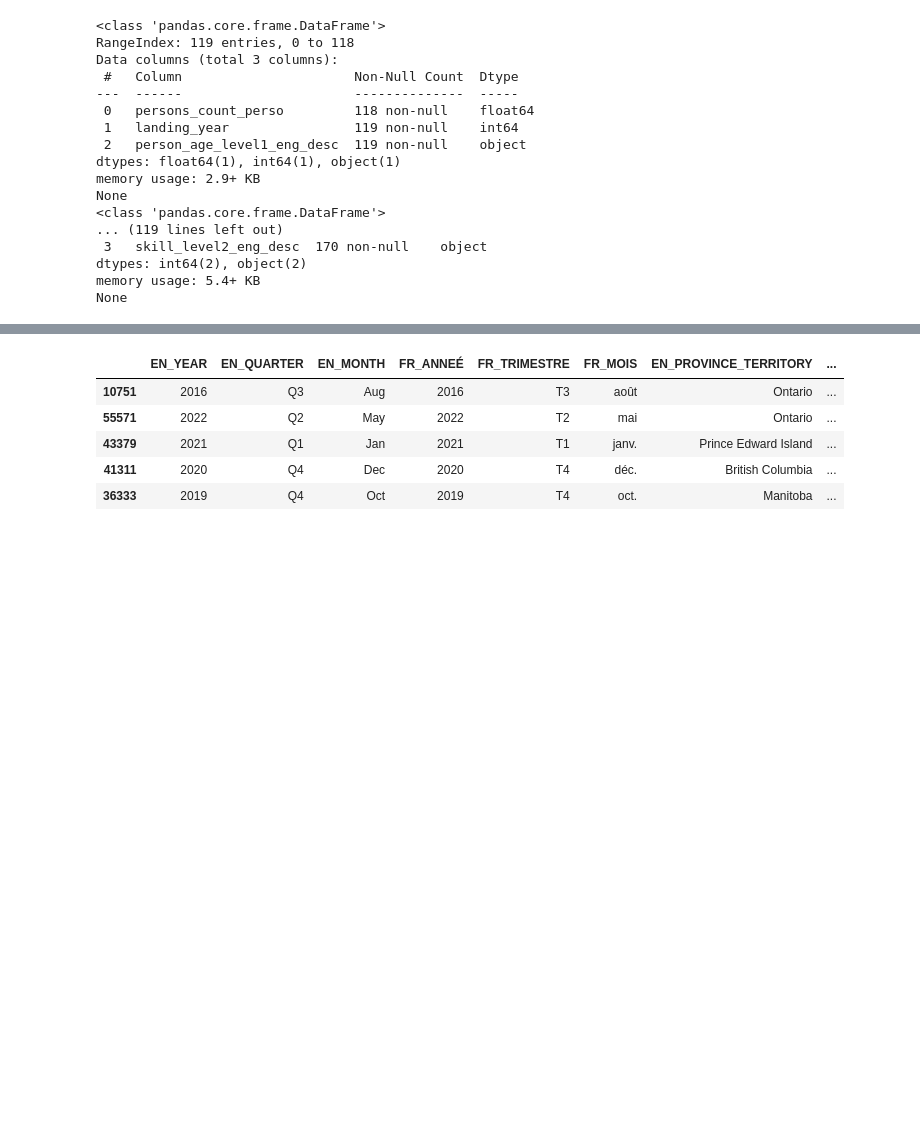
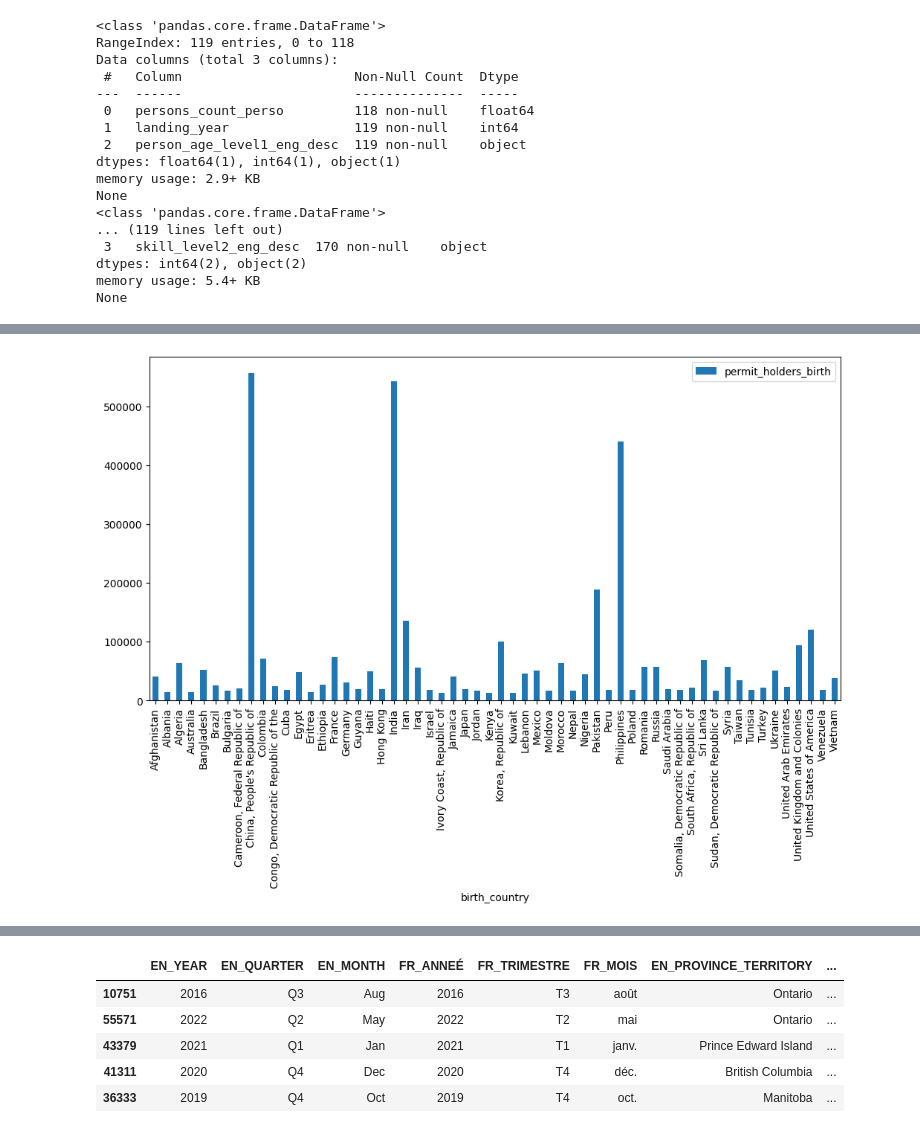
Before and after one commit to tov-bk-pavuk/capstone, a Jupyter notebook: notebooks/12_datasets_eda.ipynb, the cells around one changed output, grey strips where cells are left out. Cells and saved outputs as stored; diff of their text form; code cells hidden in the pictures; blank space fills up the shorter version.

```diff
--- a/notebooks/12_datasets_eda.ipynb
+++ b/notebooks/12_datasets_eda.ipynb
@@ -95,0 +152,2 @@ Name: landing_year, dtype: float64
+# %%
+birth_country_dataset = datasets["raw_data_birth_country"].drop(columns="landing_year")
@@ -95,0 +174,2 @@ Name: landing_year, dtype: float64
+# %%
+birth_country_dataset.dropna(inplace=True)
@@ -95,0 +188,3 @@ Name: landing_year, dtype: float64
+# %%
+summed_by_birth_country = pd.DataFrame(birth_country_dataset.groupby("birth_country").sum()).reset_index()
+summed_by_birth_country
@@ -95,0 +217,10 @@ Name: landing_year, dtype: float64
+# %%
+summed_by_birth_country_10_000 = summed_by_birth_country[summed_by_birth_country.permit_holders_birth >= 13000]
+# %%
+summed_by_birth_country_10_000.plot(
+    kind="bar",
+    figsize=(12, 6),
+    x="birth_country",
+);
+# %% [output]
+[figure, added]
```
Also changed, not shown: parts of 73 cells of this notebook, 3 other files.
